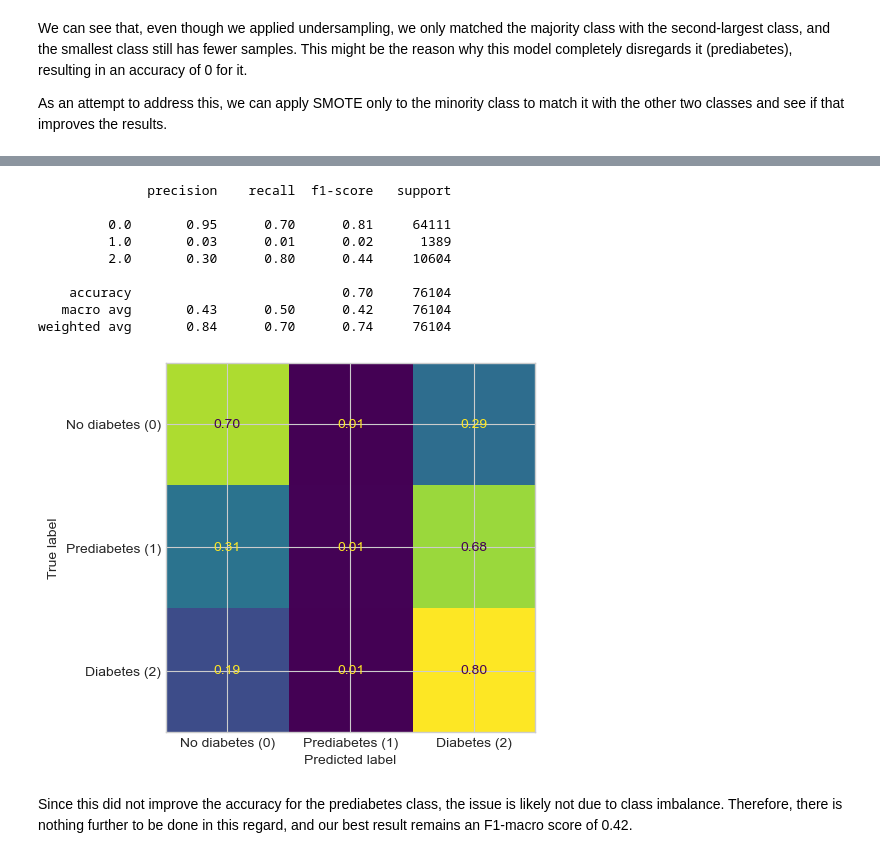
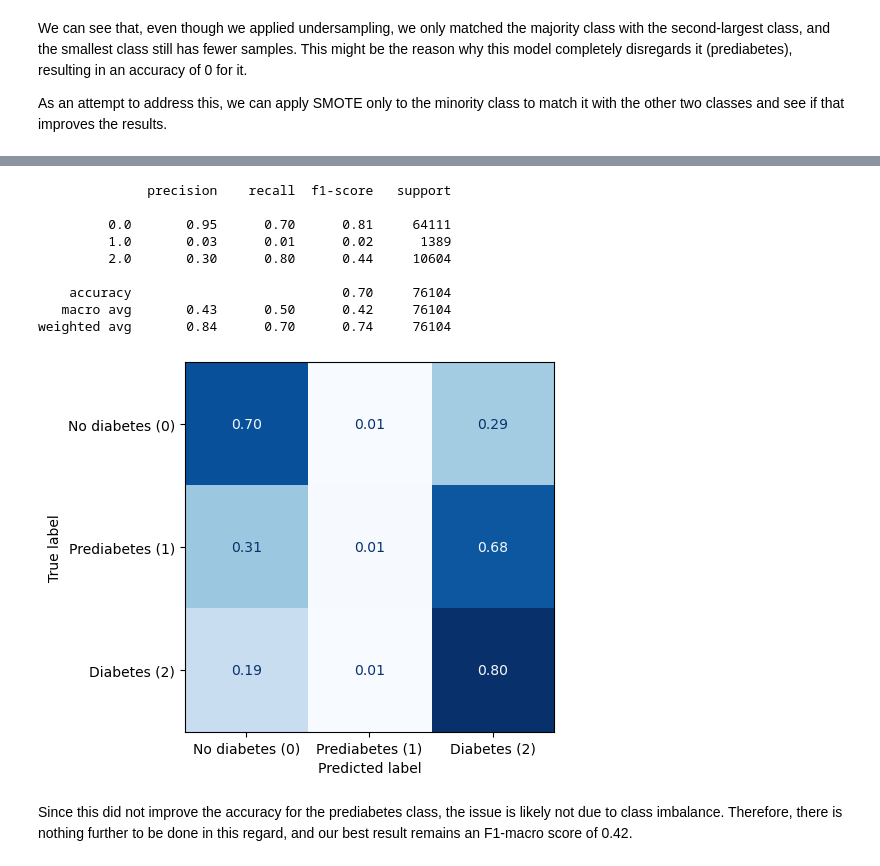
Before and after one commit to vadymmusiienko/machine-learning-project, a Jupyter notebook: MachineLearning_DiabitesPredictionsCode.ipynb, the cells around one changed output, grey strips where cells are left out. Saved outputs shown, nothing was run; the diff lists cells and outputs as text; code cells hidden in the pictures.

```diff
--- a/MachineLearning_DiabitesPredictionsCode.ipynb
+++ b/MachineLearning_DiabitesPredictionsCode.ipynb
@@ -34,12 +23,6 @@ This project analyzes the Diabetes Health Indicators Dataset using various machi
 # %%
-# ============================================================================
-# IMPORTS
-# ============================================================================
-
-# Suppress all warnings
-import warnings
-warnings.filterwarnings('ignore')
-
+# Necessary imports
+from google.colab import files
 # Data manipulation
 import pandas as pd
 import numpy as np
@@ -47,10 +30,6 @@ import numpy as np
 # Visualization
 import matplotlib.pyplot as plt
 import seaborn as sns
-
-# Set plotting style - using a cleaner, more professional color scheme
-plt.style.use('seaborn-v0_8-whitegrid')
-sns.set_palette("Set2")  # Professional, colorblind-friendly palette
 
 # Preprocessing
 from sklearn.preprocessing import StandardScaler, MinMaxScaler
@@ -88,5 +67,3 @@ from sklearn.tree import DecisionTreeClassifier
 from imblearn.pipeline import Pipeline
 from imblearn.over_sampling import SMOTE
 from imblearn.under_sampling import RandomUnderSampler
-
-print("All libraries imported successfully!")
@@ -191,6 +101,6 @@ Check for missing values and data types.
 # %%
 # Read csv file to dataframe
-diabetes_data = pd.read_csv('data/dataset.csv')
+diabetes_data = pd.read_csv('diabetes_012_health_indicators_BRFSS2015.csv')
 diabetes_data.head()
 # %% [output]
 |  | Diabetes_012 | HighBP | HighChol | CholCheck | BMI | Smoker | Stroke | HeartDiseaseorAttack | ... |
@@ -1264,35 +1124,35 @@ pipeline_mlp2 = Pipeline([
 ])
 
 # Train the MLP on the resampled data
 pipeline_mlp2.fit(X_train_under_smote, y_train_under_smote)
 
 # Evaluate on test set
 y_pred = pipeline_mlp2.predict(X_test)
 print(classification_report(y_test, y_pred))
 
 # Compute normalized confusion matrix
 cm = confusion_matrix(y_test, y_pred, normalize='true')
 labels = ["No diabetes (0)", "Prediabetes (1)", "Diabetes (2)"]
 disp = ConfusionMatrixDisplay(confusion_matrix=cm, display_labels=labels)
-disp.plot(cmap='viridis', values_format='.2f', colorbar=False)
+disp.plot(cmap='Blues', values_format='.2f', colorbar=False)
 
 plt.xlabel("Predicted label")
 plt.ylabel("True label")
 
 plt.title("")
 
 plt.show()
 # %% [output]
               precision    recall  f1-score   support
 
          0.0       0.95      0.70      0.81     64111
          1.0       0.03      0.01      0.02      1389
          2.0       0.30      0.80      0.44     10604
 
     accuracy                           0.70     76104
    macro avg       0.43      0.50      0.42     76104
 weighted avg       0.84      0.70      0.74     76104
-[figure, old version]
+[figure, new version]
 # %% [markdown]
 Since this did not improve the accuracy for the prediabetes class, the issue is likely not due to class imbalance. Therefore, there is nothing further to be done in this regard, and our best result remains an F1-macro score of 0.42.
 # %% [markdown]
```
Also changed, not shown: parts of 56 cells of this notebook.
